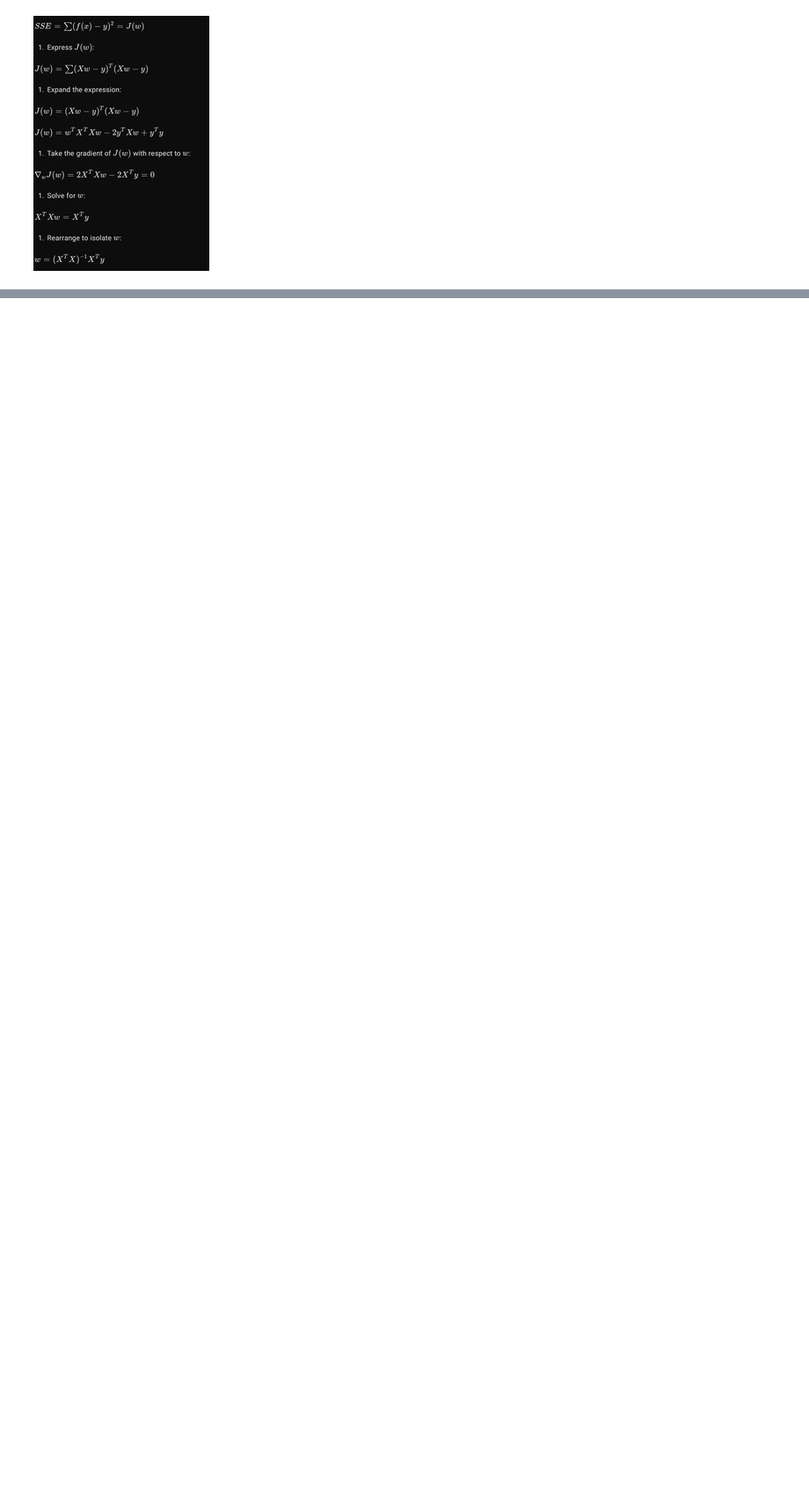
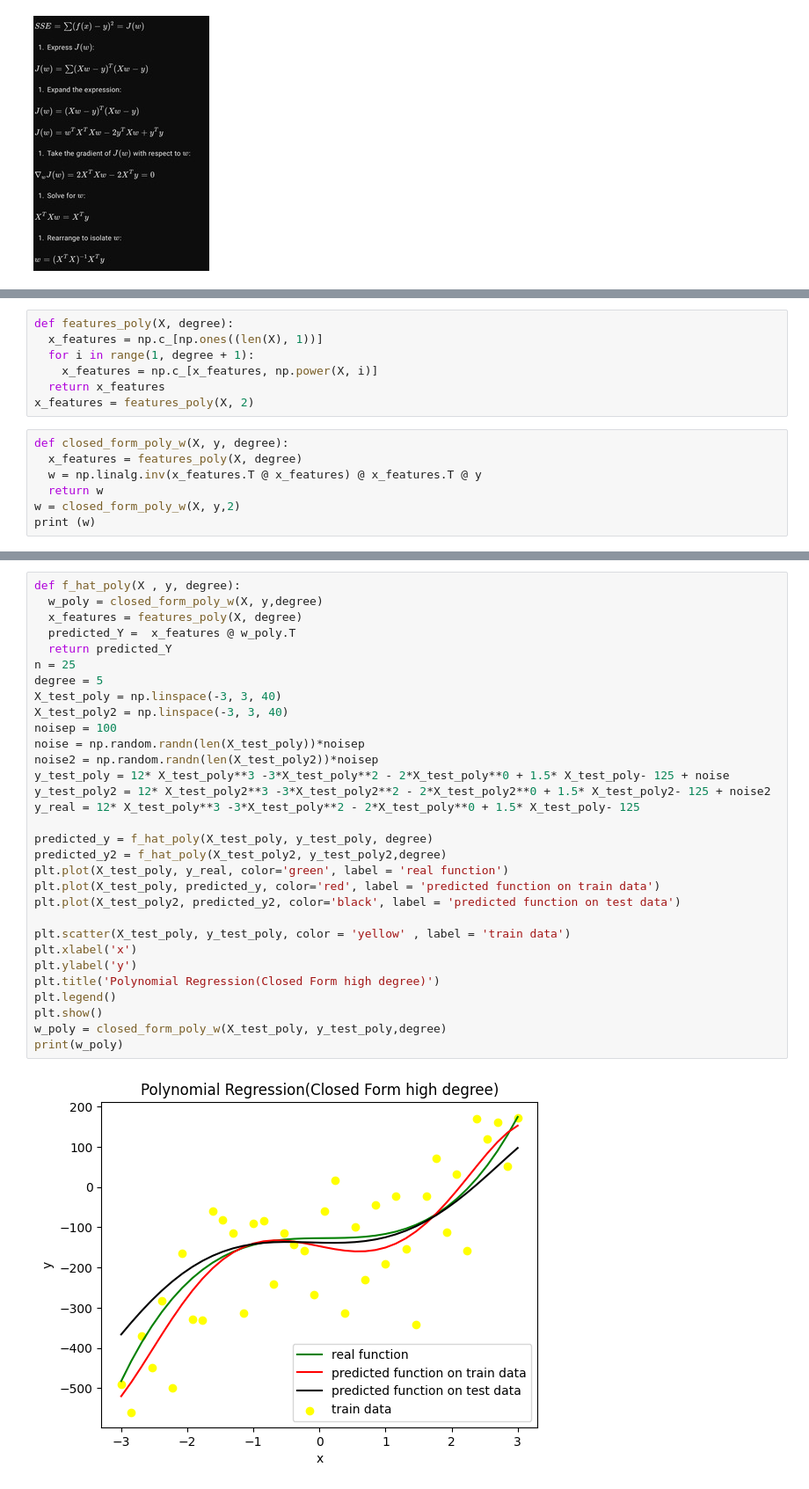
Before and after one commit to FatemehImanizadeh/AI-Course-by-SUT-, a Jupyter notebook: Polynomial_Regression.ipynb, the cells around one changed output, grey strips where cells are left out. Shown: that part at 88% size. Cells and saved outputs as stored; diff of their text form; blank space fills up the shorter version.

Commit message:
Polynomial Test, Train and Real Model

```diff
--- a/Polynomial_Regression.ipynb
+++ b/Polynomial_Regression.ipynb
@@ -42,0 +66,14 @@ print(w)
+# %%
+def features_poly(X, degree):
+  x_features = np.c_[np.ones((len(X), 1))]
+  for i in range(1, degree + 1):
+    x_features = np.c_[x_features, np.power(X, i)]
+  return x_features
+x_features = features_poly(X, 2)
+# %%
+def closed_form_poly_w(X, y, degree):
+  x_features = features_poly(X, degree)
+  w = np.linalg.inv(x_features.T @ x_features) @ x_features.T @ y
+  return w
+w = closed_form_poly_w(X, y,2)
+print (w)
@@ -42,0 +82,33 @@ print(w)
+# %%
+def f_hat_poly(X , y, degree):
+  w_poly = closed_form_poly_w(X, y,degree)
+  x_features = features_poly(X, degree)
+  predicted_Y =  x_features @ w_poly.T
+  return predicted_Y
+n = 25
+degree = 5
+X_test_poly = np.linspace(-3, 3, 40)
+X_test_poly2 = np.linspace(-3, 3, 40)
+noisep = 100
+noise = np.random.randn(len(X_test_poly))*noisep
+noise2 = np.random.randn(len(X_test_poly2))*noisep
+y_test_poly = 12* X_test_poly**3 -3*X_test_poly**2 - 2*X_test_poly**0 + 1.5* X_test_poly- 125 + noise
+y_test_poly2 = 12* X_test_poly2**3 -3*X_test_poly2**2 - 2*X_test_poly2**0 + 1.5* X_test_poly2- 125 + noise2
+y_real = 12* X_test_poly**3 -3*X_test_poly**2 - 2*X_test_poly**0 + 1.5* X_test_poly- 125
+
+predicted_y = f_hat_poly(X_test_poly, y_test_poly, degree)
+predicted_y2 = f_hat_poly(X_test_poly2, y_test_poly2,degree)
+plt.plot(X_test_poly, y_real, color='green', label = 'real function')
+plt.plot(X_test_poly, predicted_y, color='red', label = 'predicted function on train data')
+plt.plot(X_test_poly2, predicted_y2, color='black', label = 'predicted function on test data')
+
+plt.scatter(X_test_poly, y_test_poly, color = 'yellow' , label = 'train data')
+plt.xlabel('x')
+plt.ylabel('y')
+plt.title('Polynomial Regression(Closed Form high degree)')
+plt.legend()
+plt.show()
+w_poly = closed_form_poly_w(X_test_poly, y_test_poly,degree)
+print(w_poly)
+# %% [output]
+[figure, added]
```
Also changed, not shown: parts of 8 cells of this notebook.
